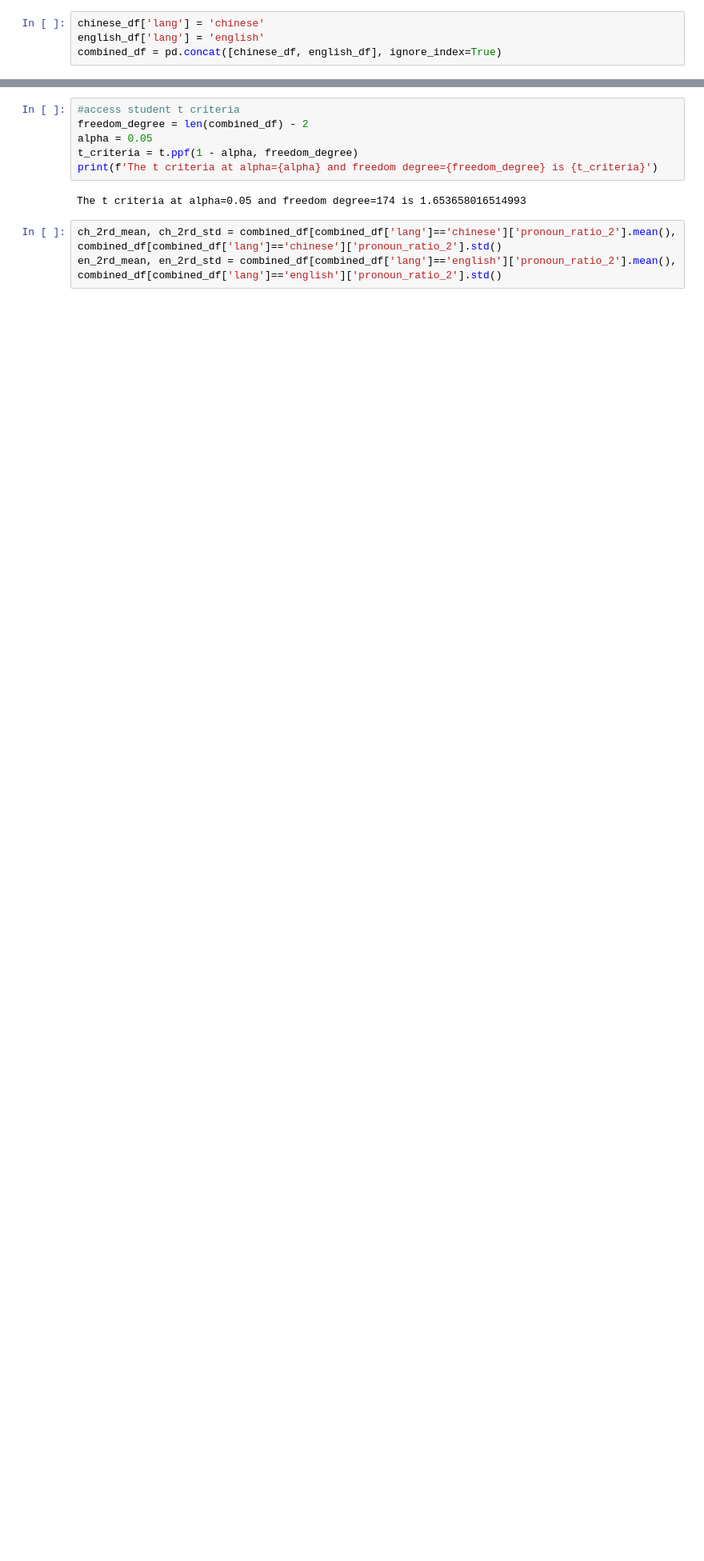
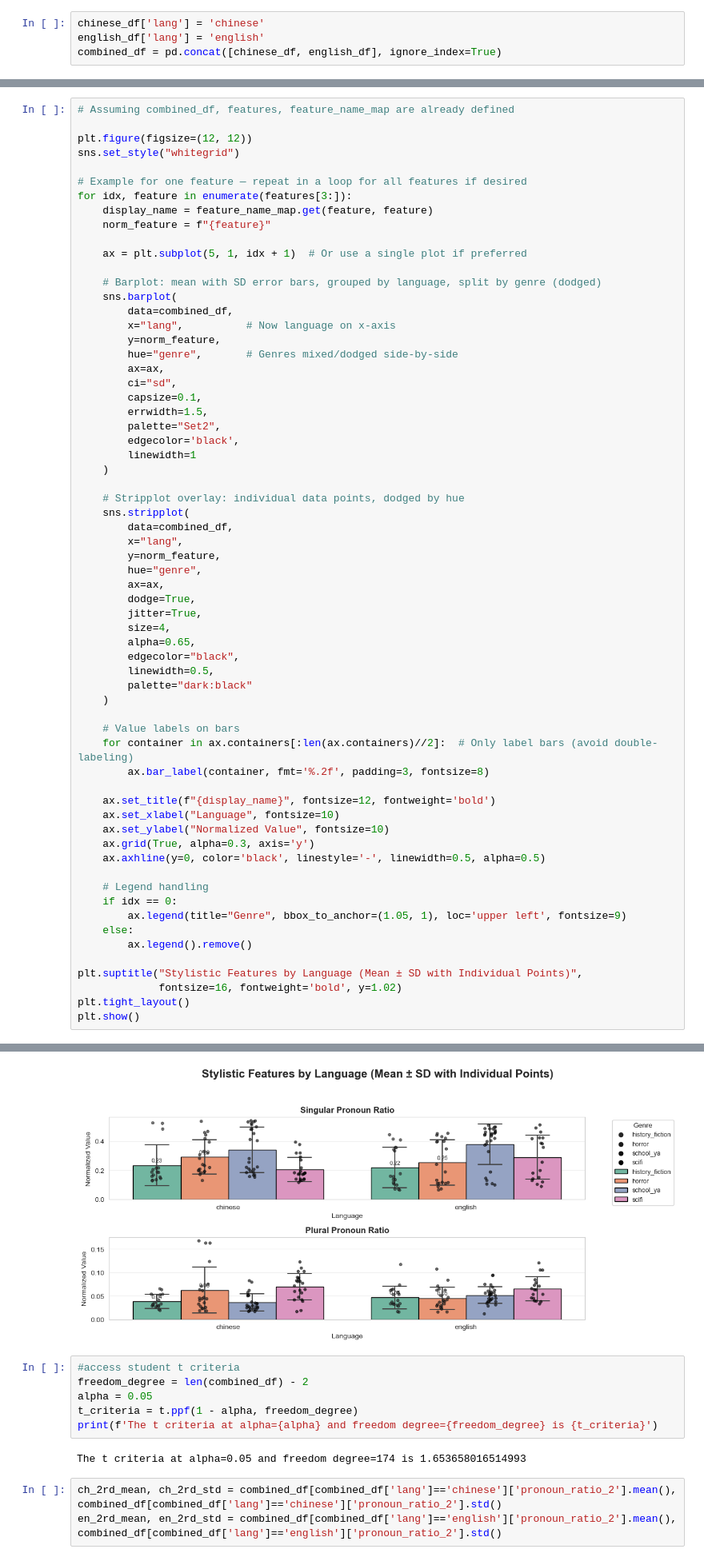
Before and after one commit to asapacsin/cross-culture-linguistic-analysis, a Jupyter notebook: get_pronoun.ipynb, the cells around one changed output, grey strips where cells are left out. Shown at 80% size. Drawn from its saved outputs; the diff is of its cells as text; blank space fills up the shorter version.

```diff
--- a/get_pronoun.ipynb
+++ b/get_pronoun.ipynb
@@ -193,0 +233,65 @@ The `ci` parameter is deprecated. Use `errorbar='sd'` for the same effect.
+# %%
+# Assuming combined_df, features, feature_name_map are already defined
+
+plt.figure(figsize=(12, 12))
+sns.set_style("whitegrid")
+
+# Example for one feature — repeat in a loop for all features if desired
+for idx, feature in enumerate(features[3:]):
+    display_name = feature_name_map.get(feature, feature)
+    norm_feature = f"{feature}"
+
+    ax = plt.subplot(5, 1, idx + 1)  # Or use a single plot if preferred
+
+    # Barplot: mean with SD error bars, grouped by language, split by genre (dodged)
+    sns.barplot(
+        data=combined_df,
+        x="lang",          # Now language on x-axis
+        y=norm_feature,
+        hue="genre",       # Genres mixed/dodged side-by-side
+        ax=ax,
+        ci="sd",
+        capsize=0.1,
+        errwidth=1.5,
+        palette="Set2",
+        edgecolor='black',
+        linewidth=1
+    )
+
+    # Stripplot overlay: individual data points, dodged by hue
+    sns.stripplot(
+        data=combined_df,
+        x="lang",
+        y=norm_feature,
+        hue="genre",
+        ax=ax,
+        dodge=True,
+        jitter=True,
+        size=4,
+        alpha=0.65,
+        edgecolor="black",
+        linewidth=0.5,
+        palette="dark:black"
+    )
+
+    # Value labels on bars
+    for container in ax.containers[:len(ax.containers)//2]:  # Only label bars (avoid double-labeling)
+        ax.bar_label(container, fmt='%.2f', padding=3, fontsize=8)
+
+    ax.set_title(f"{display_name}", fontsize=12, fontweight='bold')
+    ax.set_xlabel("Language", fontsize=10)
+    ax.set_ylabel("Normalized Value", fontsize=10)
+    ax.grid(True, alpha=0.3, axis='y')
+    ax.axhline(y=0, color='black', linestyle='-', linewidth=0.5, alpha=0.5)
+
+    # Legend handling
+    if idx == 0:
+        ax.legend(title="Genre", bbox_to_anchor=(1.05, 1), loc='upper left', fontsize=9)
+    else:
+        ax.legend().remove()
+
+plt.suptitle("Stylistic Features by Language (Mean ± SD with Individual Points)",
+             fontsize=16, fontweight='bold', y=1.02)
+plt.tight_layout()
+plt.show()
+# %% [output]
@@ -194,3 +305,4 @@ The `ci` parameter is deprecated. Use `errorbar='sd'` for the same effect.
+[figure, added]
 # %%
 #access student t criteria
 freedom_degree = len(combined_df) - 2
```
Also changed, not shown: parts of 17 cells of this notebook, 6 other files.
